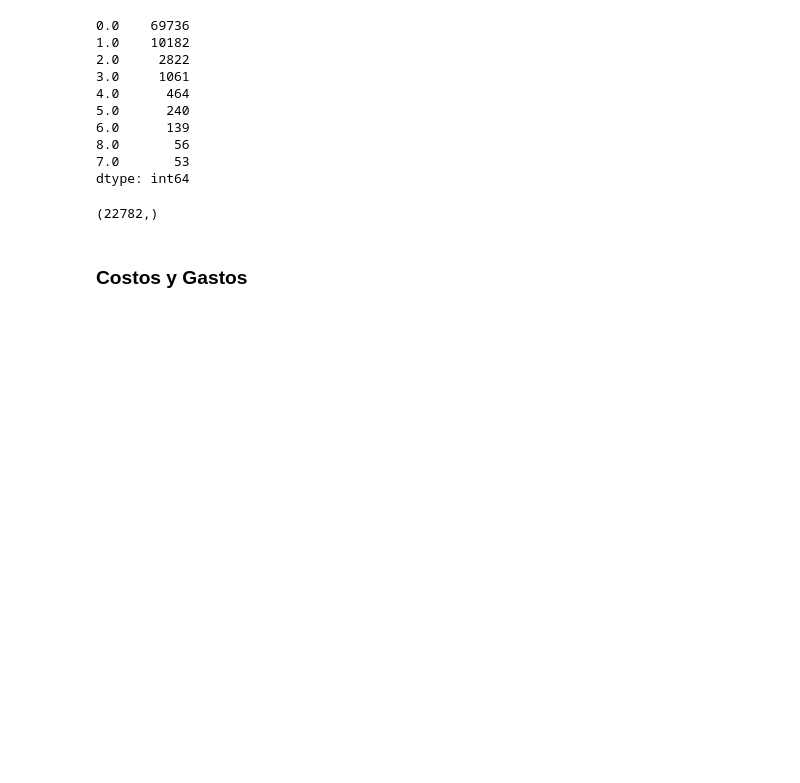
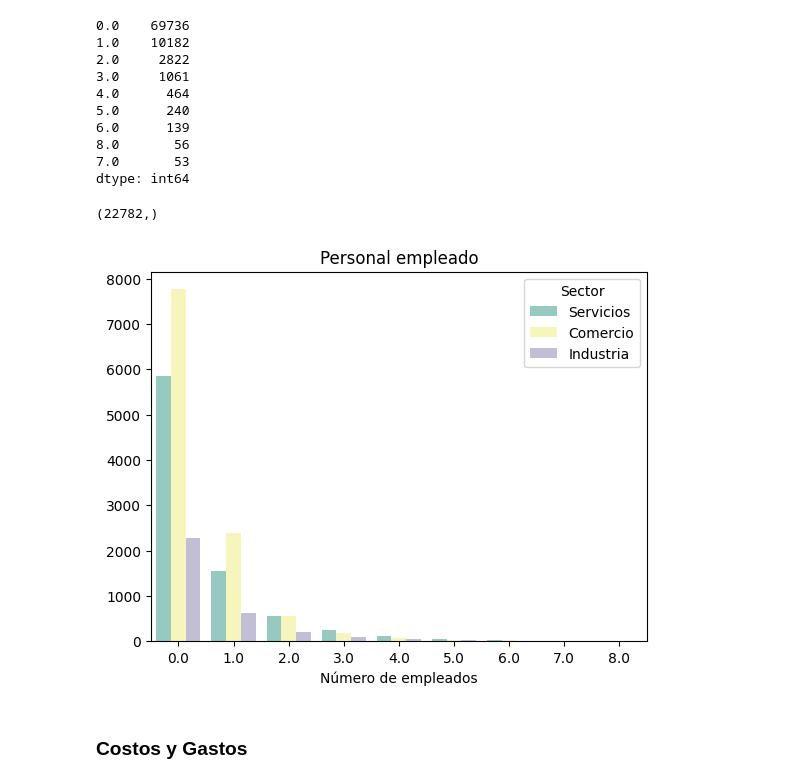
Before and after one commit to caravilaga/Repositorio_DANE, a Jupyter notebook: Descripcion emicron/Descripción emicron 22.ipynb, the cells around one changed output. Cells and saved outputs as stored; diff of their text form; code cells hidden in the pictures; blank space fills up the shorter version.

```diff
--- a/Descripcion emicron/Descripción emicron 22.ipynb
+++ b/Descripcion emicron/Descripción emicron 22.ipynb
@@ -331,6 +331,20 @@ dtype: int64
 emicron22_or['POTTOT'].shape
 # %% [output]
 (22782,)
+# %%
+emicron22_c =  emicron22.copy()
+emicron22_c['GRUPOS4'] = emicron22_c['GRUPOS4'].map(dic_sector)
+
+sns.countplot(x='POTTOT',hue='GRUPOS4', data= emicron22_c, palette= 'Set3')
+plt.title("Personal empleado")
+plt.xlabel("Número de empleados")
+plt.ylabel("")
+plt.legend()
+
+legend = plt.legend()
+legend.set_title('Sector')
+# %% [output]
+[figure, added]
 # %% [markdown]
 ### Costos y Gastos
 # %%
```
Also changed, not shown: parts of 10 cells of this notebook, 2 other files.
